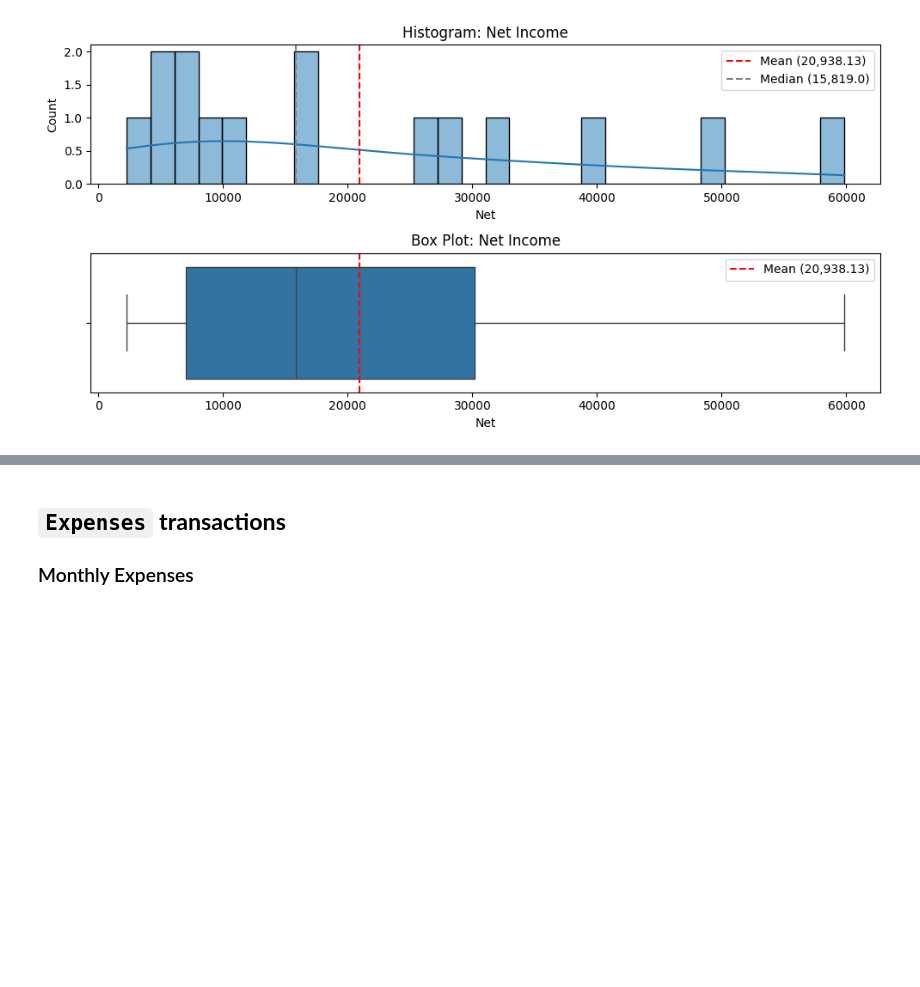
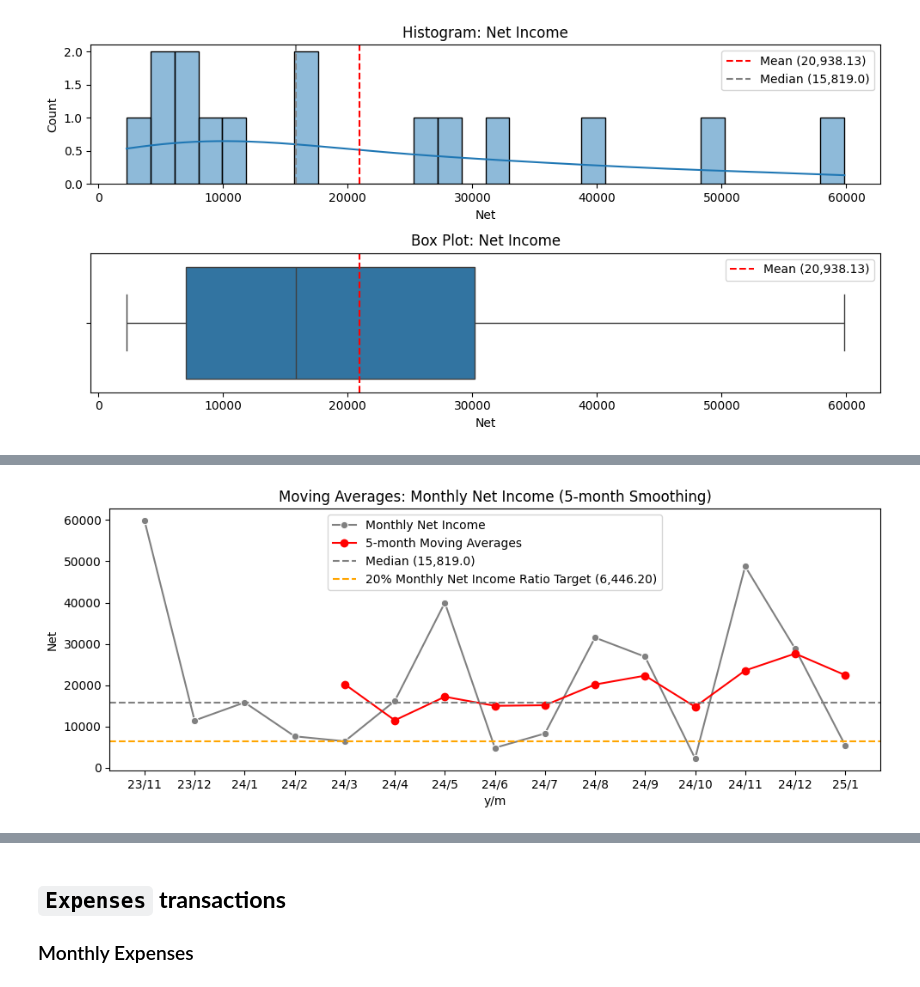
Before and after one commit to Ivan-Alexis-Tan/Finance-Manager, a Jupyter notebook: Personal Finance Analysis.ipynb, the cells around one changed output, grey strips where cells are left out. Saved outputs shown, nothing was run; the diff lists cells and outputs as text; code cells hidden in the pictures; blank space fills up the shorter version.

```diff
--- a/Personal Finance Analysis.ipynb
+++ b/Personal Finance Analysis.ipynb
@@ -974,0 +815,77 @@ Name: Net, dtype: float64
+# %%
+# Smoothing the Trend by 5 months
+mov_ave_monthly_net_income =  moving_ave_smoothing(x_data=piv_net_income['y/m'],
+                                                   y_data=piv_net_income['Net'],
+                                                   plot_title='Moving Averages: Monthly Net Income (5-month Smoothing)',
+                                                   plot_label='Monthly Net Income',
+                                                   smoot_label='5-month Moving Averages')
+
+target_monthly_net_income = piv_net_income['Income'].median() * .2
+plt.axhline(target_monthly_net_income,
+            color='orange', linestyle='--',
+            label=f'20% Monthly Net Income Ratio Target ({piv_net_income['Income'].median() * .2:,.2f})')
+plt.legend()
+
+piv_net_income['smooth ave'] = mov_ave_monthly_net_income[1]
+piv_net_income['smoothing diff'] = piv_net_income['smooth ave'].diff()
+
+# Filtering Data from Jan. 2024 to Jul. 2024
+filter_mar24_jul24 = piv_net_income[
+    (piv_net_income['date'] >= '2024-03-01') & (piv_net_income['date'] <= '2024-07-01')             #<- Filtering date from Jan. 2024 to July 2024
+]
+
+median_net = piv_net_income['Net'].median()                                                         #<- Net median
+
+filt_income_sum = filter_mar24_jul24['Income'].sum()                                                #<- Sum of filtered Income
+filt_net_sum = filter_mar24_jul24['Net'].sum()                                                      #<- Sum of filtered Net
+filt_net_median = filter_mar24_jul24['Net'].median()                                                #<- Mean of filtered Net
+
+# Terminal Output
+print('Monthly Net Income:')
+print(f"- Median of Net Income = {np.round(median_net,):,}")
+print(f"- Target 20% (Monthly Net Income) = {target_monthly_net_income:,.2f}")
+
+print("\nNet Income Trend from Mar. 2024 to Jul. 2024:")
+print(f"- Median = {filt_net_median:,}")
+print(f"- Target 20% (whole duration) = {filt_income_sum * .2:,.2f}")
+
+print(f"\n- Net Income ratio (whole duration) = {filt_net_sum / filt_income_sum * 100:,.0f}% ({filt_net_sum:,.2f})")
+print(f"- Distance from 20% (median)= {filt_net_median - target_monthly_net_income:,.2f} ({(filt_net_median - target_monthly_net_income)/target_monthly_net_income * 100:,.0f}%)")
+
+# Filtering Data from Aug. 2024 and Onwards
+filter_gt_jul24 = piv_net_income[piv_net_income['date'] > '2024-07-01']                              #<- Filtering date from Aug. 2024 and onwards
+
+filt_income_sum = filter_gt_jul24['Income'].sum()                                                    #<- Sum of filtered Income
+filt_net_sum = filter_gt_jul24['Net'].sum()                                                          #<- Sum of filtered Net
+filt_net_mean = filter_gt_jul24['Net'].mean()                                                        #<- Mean of filtered Net
+
+# Terminal Output
+print('\nNet Income Trend from Aug. 2024 and Onwards:')
+print(f"- Mean = {filt_net_mean:,.2f}")
+print(f"- Target 20% (whole duration) = {filt_income_sum * .2:,.2f}")
+
+print(f"\n- Rolling Difference Average = {filter_gt_jul24['smoothing diff'].mean():,.2f}")
+print(f"- Net Income Ratio (whole duration) = {filt_net_sum/filt_income_sum * 100:,.0f}% ({filt_net_sum:,.2f})")
+print(f"- Distance from 20% (mean) = {filt_net_mean - target_monthly_net_income:,.2f} ({(filt_net_mean - target_monthly_net_income)/target_monthly_net_income * 100:.0f}%)")
+
+# Analyzing the Last Two Months Growth Rate
+filter_last_2months = filter_gt_jul24[-2:]                                                          #<- Filtering date
+
+filt_income_sum = filter_last_2months['Income'].sum()
+filt_net_sum = filter_last_2months['Net'].sum()
+filt_net_mean = filter_last_2months['Net'].mean()                                                   #<- Mean of filtered Net
+
+dec24_net = filter_last_2months['Net'].iloc[0]                                                      #<- Dec. 2024 Net income
+jan25_net = filter_last_2months['Net'].iloc[-1]                                                     #<- Jan. 2025 Net income
+
+# Terminal Output
+print('\nGrowth Rate from Last Two Months (Dec. 2024 - Jan. 2025):')
+print(f"- Mean = {filt_net_mean:,.0f}")
+
+print(f"\n- Dec. 2024 Net = {dec24_net:,.2f}")
+print(f"- Jan. 2025 Net = {jan25_net:,.2f}")
+
+print(f"\n- Growth rate = {filter_last_2months['Net'].diff().iloc[-1]:,} ({(jan25_net - dec24_net)/dec24_net * 100:,.0f}%)")
+print(f"- Net Income Ratio (whole duration) = {filt_net_sum/filt_income_sum * 100:.0f}% ({filt_net_sum:,.2f})")
+print(f"- Distance from 20% (mean) = {filt_net_mean - target_monthly_net_income:,.2f} ({(filt_net_mean - target_monthly_net_income)/target_monthly_net_income * 100:.0f}%)")
+# %% [output]
@@ -974,0 +909 @@ Name: Net, dtype: float64
+[figure, added]
```
Also changed, not shown: parts of 25 cells of this notebook.
